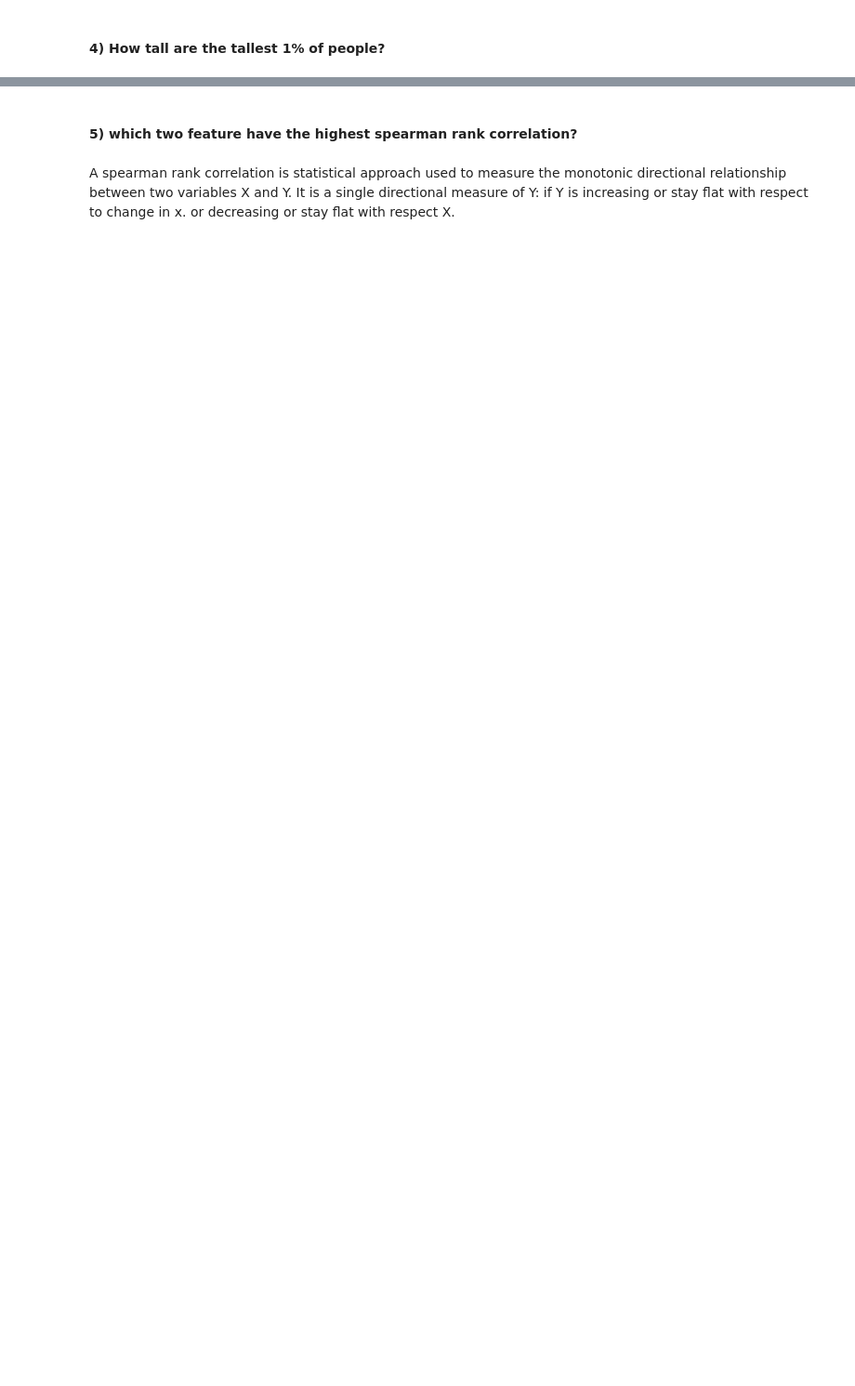
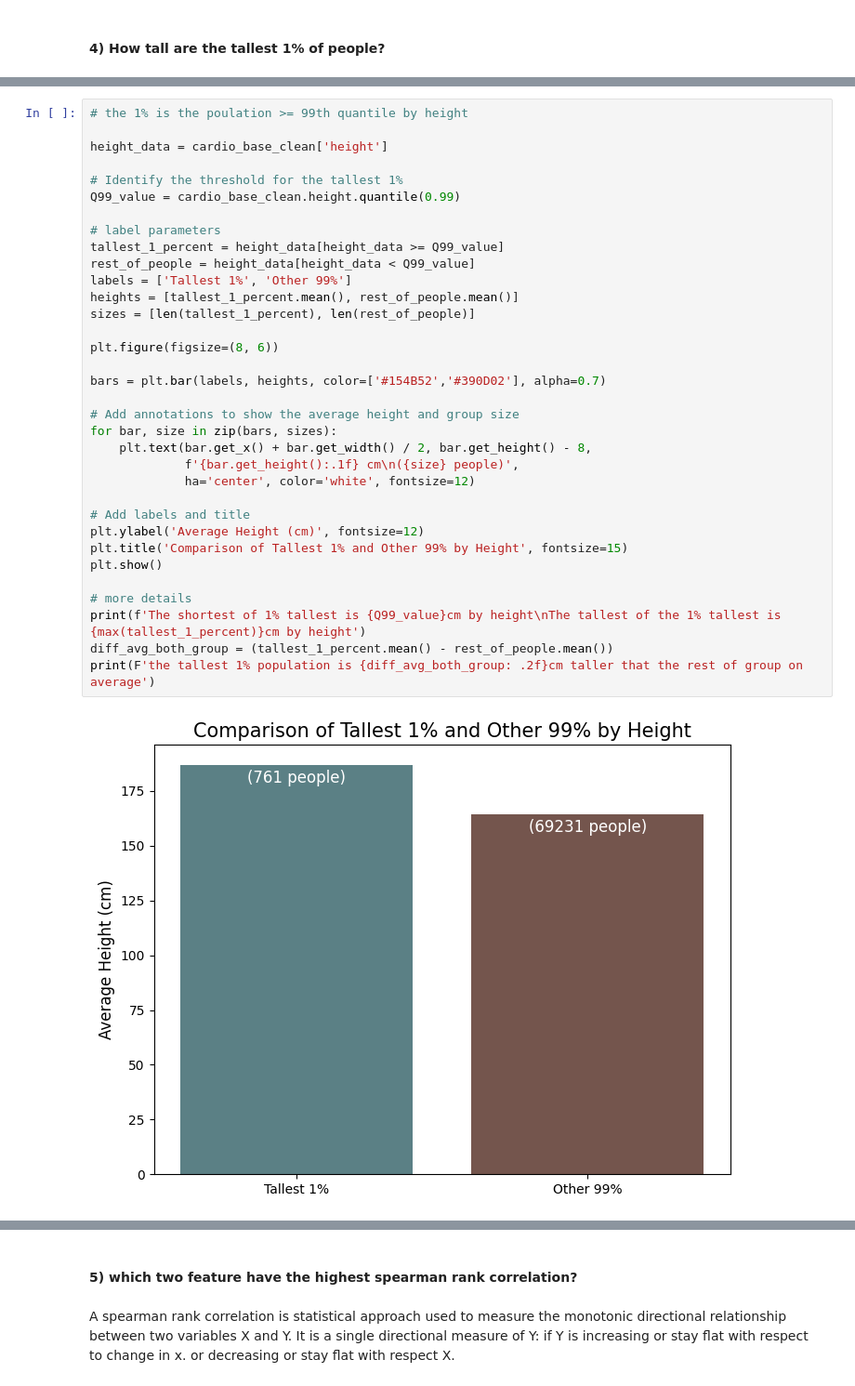
Before and after one commit to Echooed/cardio_cov, a Jupyter notebook: notebooks/cardio_cov_data_cleaning_new.ipynb, the cells around one changed output, grey strips where cells are left out. Shown at 93% size. Saved outputs shown, nothing was run; the diff lists cells and outputs as text; blank space fills up the shorter version.

```diff
--- a/notebooks/cardio_cov_data_cleaning_new.ipynb
+++ b/notebooks/cardio_cov_data_cleaning_new.ipynb
@@ -757,0 +751,36 @@ print(cardio_base_clean['height'].quantile(0.99))
+# %%
+# the 1% is the poulation >= 99th quantile by height
+
+height_data = cardio_base_clean['height']
+
+# Identify the threshold for the tallest 1%
+Q99_value = cardio_base_clean.height.quantile(0.99)
+
+# label parameters
+tallest_1_percent = height_data[height_data >= Q99_value]
+rest_of_people = height_data[height_data < Q99_value]
+labels = ['Tallest 1%', 'Other 99%']
+heights = [tallest_1_percent.mean(), rest_of_people.mean()]
+sizes = [len(tallest_1_percent), len(rest_of_people)]
+
+plt.figure(figsize=(8, 6))
+
+bars = plt.bar(labels, heights, color=['#154B52','#390D02'], alpha=0.7)
+
+# Add annotations to show the average height and group size
+for bar, size in zip(bars, sizes):
+    plt.text(bar.get_x() + bar.get_width() / 2, bar.get_height() - 8,
+             f'{bar.get_height():.1f} cm\n({size} people)',
+             ha='center', color='white', fontsize=12)
+
+# Add labels and title
+plt.ylabel('Average Height (cm)', fontsize=12)
+plt.title('Comparison of Tallest 1% and Other 99% by Height', fontsize=15)
+plt.show()
+
+# more details
+print(f'The shortest of 1% tallest is {Q99_value}cm by height\nThe tallest of the 1% tallest is {max(tallest_1_percent)}cm by height')
+diff_avg_both_group = (tallest_1_percent.mean() - rest_of_people.mean())
+print(F'the tallest 1% population is {diff_avg_both_group: .2f}cm taller that the rest of group on average')
+# %% [output]
+[figure, added]
```
Also changed, not shown: parts of 8 cells of this notebook.
